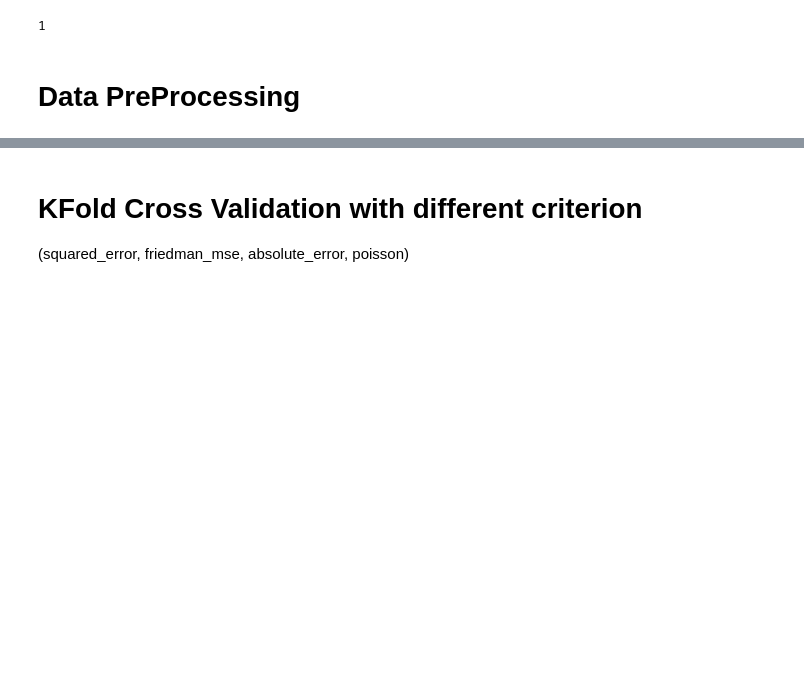
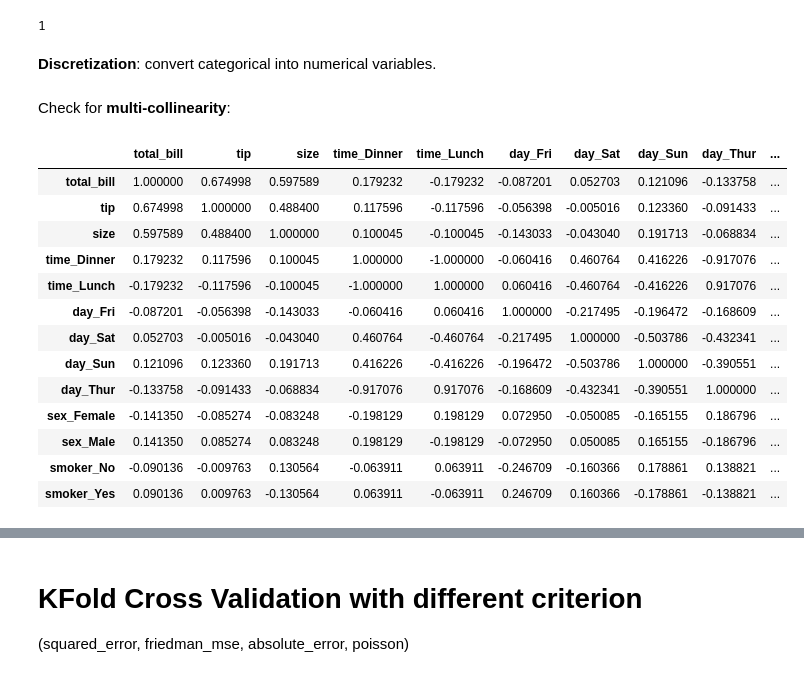
Before and after one commit to CSpanias/ML_training, a Jupyter notebook: DecisionTreeRegressor_tips.ipynb, the cells around one changed output, grey strips where cells are left out. Cells and saved outputs as stored; diff of their text form; code cells hidden in the pictures; blank space fills up the shorter version.

```diff
--- a/DecisionTreeRegressor_tips.ipynb
+++ b/DecisionTreeRegressor_tips.ipynb
@@ -80,5 +83,5 @@ print(df.duplicated().sum())
 # %%
 # remove duplicate rows
 df.drop_duplicates(inplace=True)
-# %% [markdown]
-# **Data PreProcessing**
+# %% [markdown]
+**Discretization**: convert categorical into numerical variables.
@@ -84,0 +91,19 @@ df.drop_duplicates(inplace=True)
+# %% [markdown]
+Check for **multi-collinearity**:
+# %%
+df.corr()
+# %% [output]
+|  | total_bill | tip | size | time_Dinner | time_Lunch | day_Fri | day_Sat | day_Sun | day_Thur | ... |
+| total_bill | 1.000000 | 0.674998 | 0.597589 | 0.179232 | -0.179232 | -0.087201 | 0.052703 | 0.121096 | -0.133758 | ... |
+| tip | 0.674998 | 1.000000 | 0.488400 | 0.117596 | -0.117596 | -0.056398 | -0.005016 | 0.123360 | -0.091433 | ... |
+| size | 0.597589 | 0.488400 | 1.000000 | 0.100045 | -0.100045 | -0.143033 | -0.043040 | 0.191713 | -0.068834 | ... |
+| time_Dinner | 0.179232 | 0.117596 | 0.100045 | 1.000000 | -1.000000 | -0.060416 | 0.460764 | 0.416226 | -0.917076 | ... |
+| time_Lunch | -0.179232 | -0.117596 | -0.100045 | -1.000000 | 1.000000 | 0.060416 | -0.460764 | -0.416226 | 0.917076 | ... |
+| day_Fri | -0.087201 | -0.056398 | -0.143033 | -0.060416 | 0.060416 | 1.000000 | -0.217495 | -0.196472 | -0.168609 | ... |
+| day_Sat | 0.052703 | -0.005016 | -0.043040 | 0.460764 | -0.460764 | -0.217495 | 1.000000 | -0.503786 | -0.432341 | ... |
+| day_Sun | 0.121096 | 0.123360 | 0.191713 | 0.416226 | -0.416226 | -0.196472 | -0.503786 | 1.000000 | -0.390551 | ... |
+| day_Thur | -0.133758 | -0.091433 | -0.068834 | -0.917076 | 0.917076 | -0.168609 | -0.432341 | -0.390551 | 1.000000 | ... |
+| sex_Female | -0.141350 | -0.085274 | -0.083248 | -0.198129 | 0.198129 | 0.072950 | -0.050085 | -0.165155 | 0.186796 | ... |
+| sex_Male | 0.141350 | 0.085274 | 0.083248 | 0.198129 | -0.198129 | -0.072950 | 0.050085 | 0.165155 | -0.186796 | ... |
+| smoker_No | -0.090136 | -0.009763 | 0.130564 | -0.063911 | 0.063911 | -0.246709 | -0.160366 | 0.178861 | 0.138821 | ... |
+| smoker_Yes | 0.090136 | 0.009763 | -0.130564 | 0.063911 | -0.063911 | 0.246709 | 0.160366 | -0.178861 | -0.138821 | ... |
```
Also changed, not shown: parts of 29 cells of this notebook.
